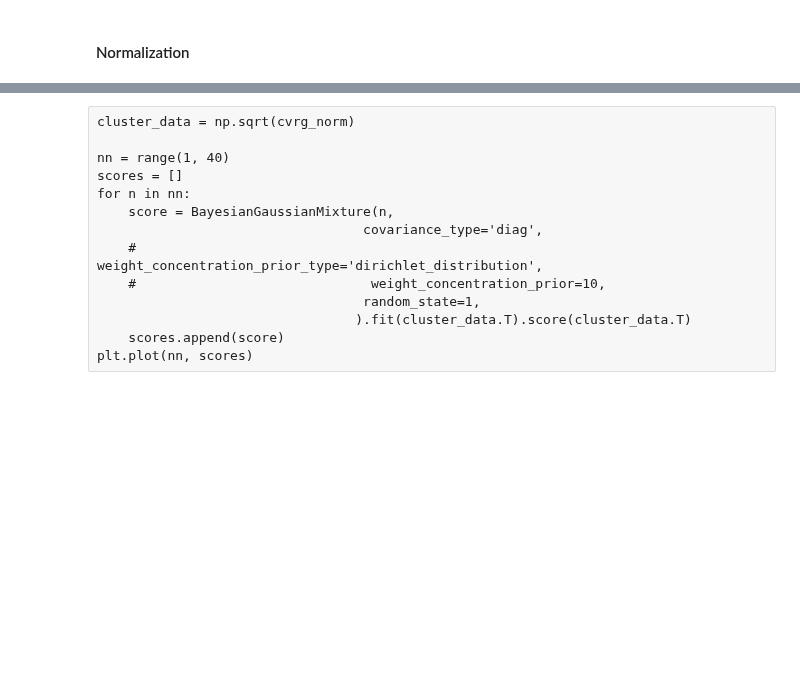
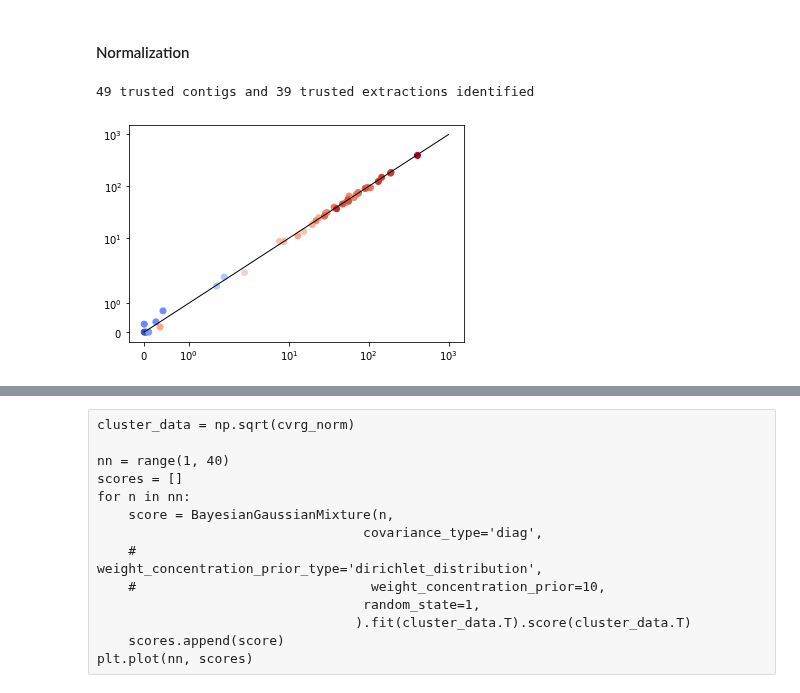
Before and after one commit to bsmith89/longev-mgen, a Jupyter notebook: nb/metabinning_and_strain_variation_muribaculaceae.ipynb, the cells around one changed output, grey strips where cells are left out. Drawn from its saved outputs; the diff is of its cells as text; code cells hidden in the pictures; blank space fills up the shorter version.

```diff
--- a/nb/metabinning_and_strain_variation_muribaculaceae.ipynb
+++ b/nb/metabinning_and_strain_variation_muribaculaceae.ipynb
@@ -746,28 +930,32 @@ contig_meta[lambda x: x.bin_id == 'bin00800'].sort_values('length', ascending=Fa
 # %%
 # INSTRUCTION: Select a *seed* contig whose coverage seems to best reflect the relative
 # abundance of the OTUs of interest and find a second contig with matching coverage
 # to *compare* as a double-check.
 # INSTRUCTION: Select *trusted_contigs* threshold that selects the contigs used to normalize coverage.
 # INSTRUCTION: Select *trusted_extractions* threshold that selects the extractions to be considered below.
 
 seed, compare = '1621700', '2880790',
 assert seed in contig_ids
 assert compare in contig_ids
 plt.scatter(seed, compare, c='rabund',
             data=d_rabund[otus].sum(1).to_frame(name='rabund').join(cvrg).sort_values('rabund'),
-            cmap='coolwarm')
+            cmap='coolwarm',
+            norm=mpl.colors.LogNorm())
 plt.plot([0, 1e3], [0, 1e3], c='k', lw=1, scalex=False, scaley=False)
 plt.yscale('symlog')
 plt.xscale('symlog')
 
 contig_thresh = 0.99
 extract_thresh = 0.5
 
 trusted_contigs = cvrg.apply(lambda x: sp.stats.pearsonr(cvrg[seed], x)[0])[lambda x: x > contig_thresh].index
 
 trusted_extractions = (cvrg[trusted_contigs].mean(1) / cvrg[trusted_contigs].std(1))[lambda x: x > extract_thresh].index
 
 print('{} trusted contigs and {} trusted extractions identified'.format(len(trusted_contigs), len(trusted_extractions)))
+# %% [output]
+49 trusted contigs and 39 trusted extractions identified
+[figure, added]
 # %%
 cvrg_norm = cvrg.div(cvrg[trusted_contigs].mean(1), axis=0)
 _ = plt.hist(np.log(cvrg_norm.mean()), bins=np.linspace(-4, 6), label='with_untrusted', alpha=0.8)
```
Also changed, not shown: parts of 98 cells of this notebook, 8 other files.
